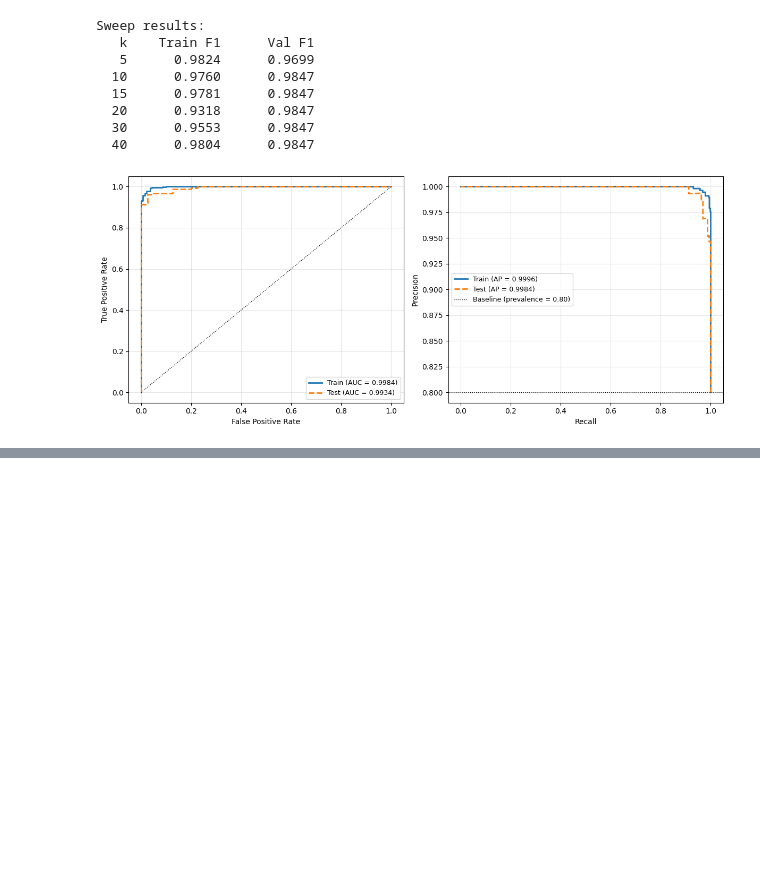
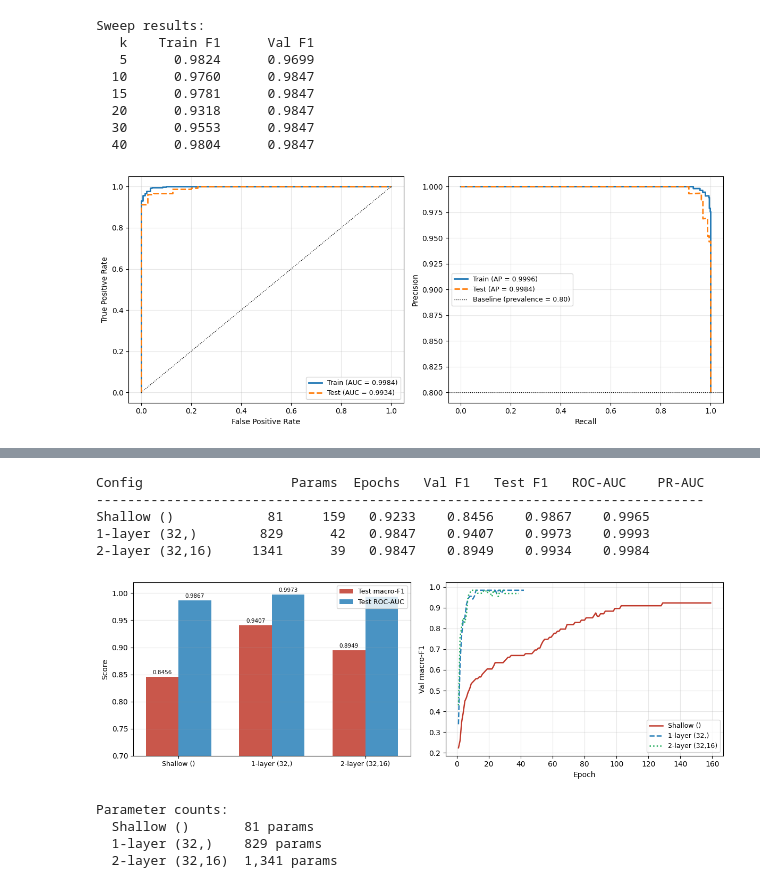
Before and after one commit to ogunsolahabib/nn-eden-tumor, a Jupyter notebook: AML_Final.ipynb, the cells around one changed output, grey strips where cells are left out. Drawn from its saved outputs; the diff is of its cells as text; code cells hidden in the pictures; blank space fills up the shorter version.

Commit message:
ablation outputs

```diff
--- a/AML_Final.ipynb
+++ b/AML_Final.ipynb
@@ -195,14 +211,14 @@ def run_epoch(model, loader, criterion, optimizer, device, train):
 
 def train_model(
     X_train, y_train, X_val, y_val, *,
-    n_centers=20, warmup_epochs=20, max_epochs=300,
+    n_centers=20, hidden_dims=(32, 16), warmup_epochs=20, max_epochs=300,
     batch_size=64, lr=1e-3, weight_decay=1e-4,
     dropout=0.3, patience=30, seed=42,
 ):
     torch.manual_seed(seed)
     device = torch.device('cuda' if torch.cuda.is_available() else 'cpu')
 
-    model = TumorClassifier(n_centers=n_centers, dropout=dropout).to(device)
+    model = TumorClassifier(n_centers=n_centers, hidden_dims=hidden_dims, dropout=dropout).to(device)
     print(f'Running k-means (k={n_centers}) …')
     km = init_centers_from_kmeans(model.rbf, X_train, seed=seed)
 
@@ -263,6 +279,7 @@ Training functions defined.
 model, history, km = train_model(
     X_train, y_train, X_val, y_val,
     n_centers=20,
+    hidden_dims=(32, 16),
     warmup_epochs=20,
     max_epochs=300,
     batch_size=64,
@@ -435,7 +452,7 @@ for k in center_grid:
     print(f'\n── Sweep k={k} ──')
     m, h, _ = train_model(
         X_train, y_train, X_val, y_val,
-        n_centers=k, warmup_epochs=20, max_epochs=200,
+        n_centers=k, hidden_dims=(32, 16), warmup_epochs=20, max_epochs=200,
         batch_size=64, lr=1e-3, weight_decay=1e-4,
         dropout=0.3, patience=20, seed=42,
     )
@@ -522,0 +609,62 @@ plt.show()
+# %%
+# Summary table
+print(f'\n{"Config":<22}  {"Params":>7}  {"Epochs":>6}  {"Val F1":>7}  {"Test F1":>8}  {"ROC-AUC":>8}  {"PR-AUC":>8}')
+print('-' * 78)
+for r in ablation_results:
+    print(f'{r["label"]}  {r["n_params"]:>7d}  {r["epochs"]:>6d}  '
+          f'{r["val_f1"]:>7.4f}  {r["te_f1"]:>8.4f}  {r["te_roc"]:>8.4f}  {r["te_pr"]:>8.4f}')
+# %% [output]
+Config                   Params  Epochs   Val F1   Test F1   ROC-AUC    PR-AUC
+------------------------------------------------------------------------------
+Shallow ()            81     159   0.9233    0.8456    0.9867    0.9965
+1-layer (32,)        829      42   0.9847    0.9407    0.9973    0.9993
+2-layer (32,16)     1341      39   0.9847    0.8949    0.9934    0.9984
+# %%
+# Ablation bar chart — test macro-F1 and ROC-AUC side by side
+labels   = [r['label'].strip() for r in ablation_results]
+te_f1s   = [r['te_f1']  for r in ablation_results]
+te_rocs  = [r['te_roc'] for r in ablation_results]
+n_params = [r['n_params'] for r in ablation_results]
+
+x = np.arange(len(labels))
+w = 0.35
+
+fig, axes = plt.subplots(1, 2, figsize=(12, 4))
+
+bars1 = axes[0].bar(x - w/2, te_f1s,  w, label='Test macro-F1', color=C1_COLOR, alpha=0.85)
+bars2 = axes[0].bar(x + w/2, te_rocs, w, label='Test ROC-AUC',  color=C2_COLOR, alpha=0.85)
+axes[0].set_xticks(x); axes[0].set_xticklabels(labels, fontsize=9)
+axes[0].set_ylim(0.7, 1.02)
+axes[0].set_ylabel('Score')
+axes[0].legend(fontsize=9); axes[0].grid(axis='y', alpha=0.3)
+for bar in bars1:
+    axes[0].text(bar.get_x() + bar.get_width()/2, bar.get_height() + 0.003,
+                 f'{bar.get_height():.4f}', ha='center', va='bottom', fontsize=7.5)
+for bar in bars2:
+    axes[0].text(bar.get_x() + bar.get_width()/2, bar.get_height() + 0.003,
+                 f'{bar.get_height():.4f}', ha='center', va='bottom', fontsize=7.5)
+
+# Learning curves for all three configs
+styles = ['-', '--', ':']
+colors = ['#c0392b', '#2980b9', '#27ae60']
+for r, ls, col in zip(ablation_results, styles, colors):
+    ep = range(1, len(r['history']['val_f1']) + 1)
+    axes[1].plot(ep, r['history']['val_f1'], linestyle=ls, color=col,
+                 linewidth=1.8, label=r['label'].strip())
+axes[1].set_xlabel('Epoch'); axes[1].set_ylabel('Val macro-F1')
+axes[1].legend(fontsize=9); axes[1].grid(alpha=0.3)
+
+plt.tight_layout()
+plt.savefig(f'{OUTPUT_DIR}/fig7_ablation.png', dpi=150)
+plt.show()
+
+# Parameter count comparison
+print('\nParameter counts:')
+for r in ablation_results:
+    print(f'  {r["label"]}  {r["n_params"]:,} params')
+# %% [output]
+[figure, added]
+Parameter counts:
+  Shallow ()       81 params
+  1-layer (32,)    829 params
+  2-layer (32,16)  1,341 params
```
Also changed, not shown: parts of 5 cells of this notebook, 6 other files.
